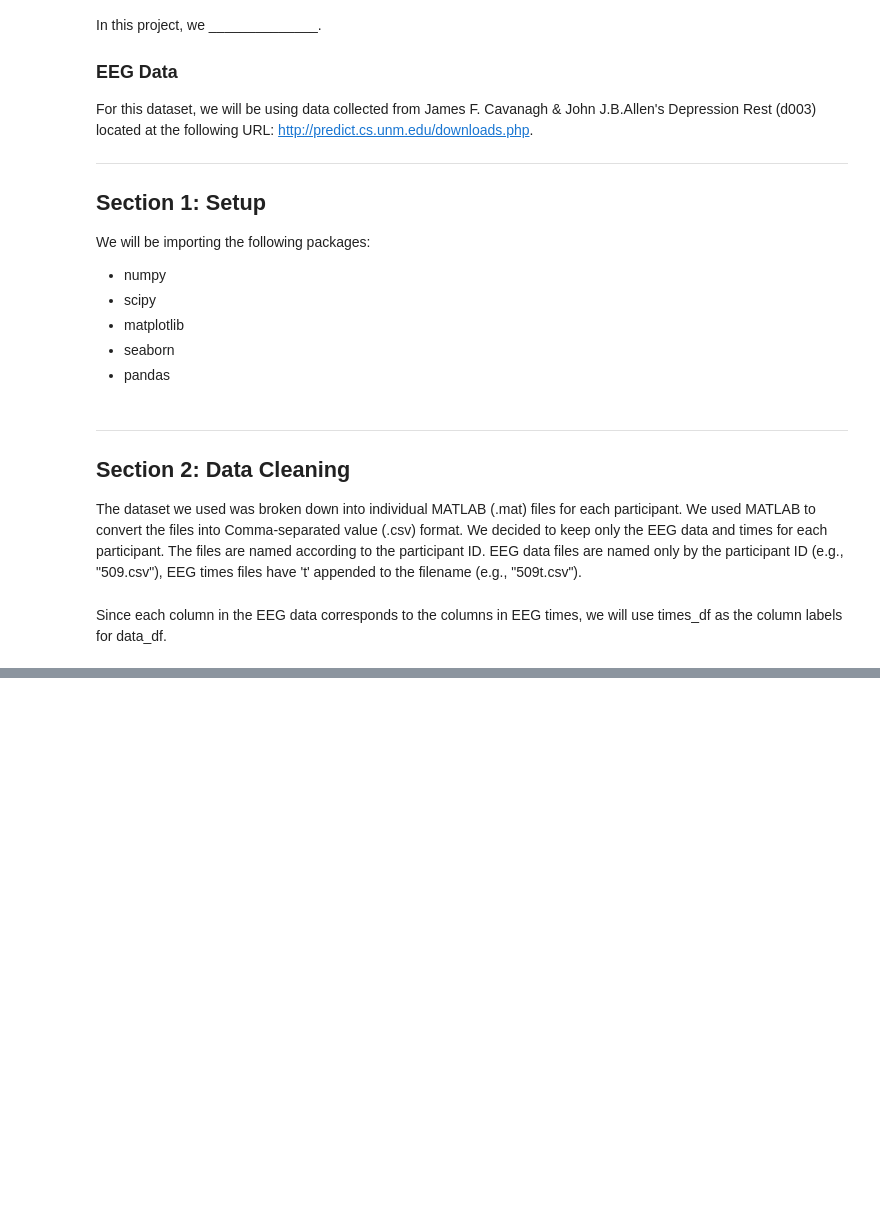
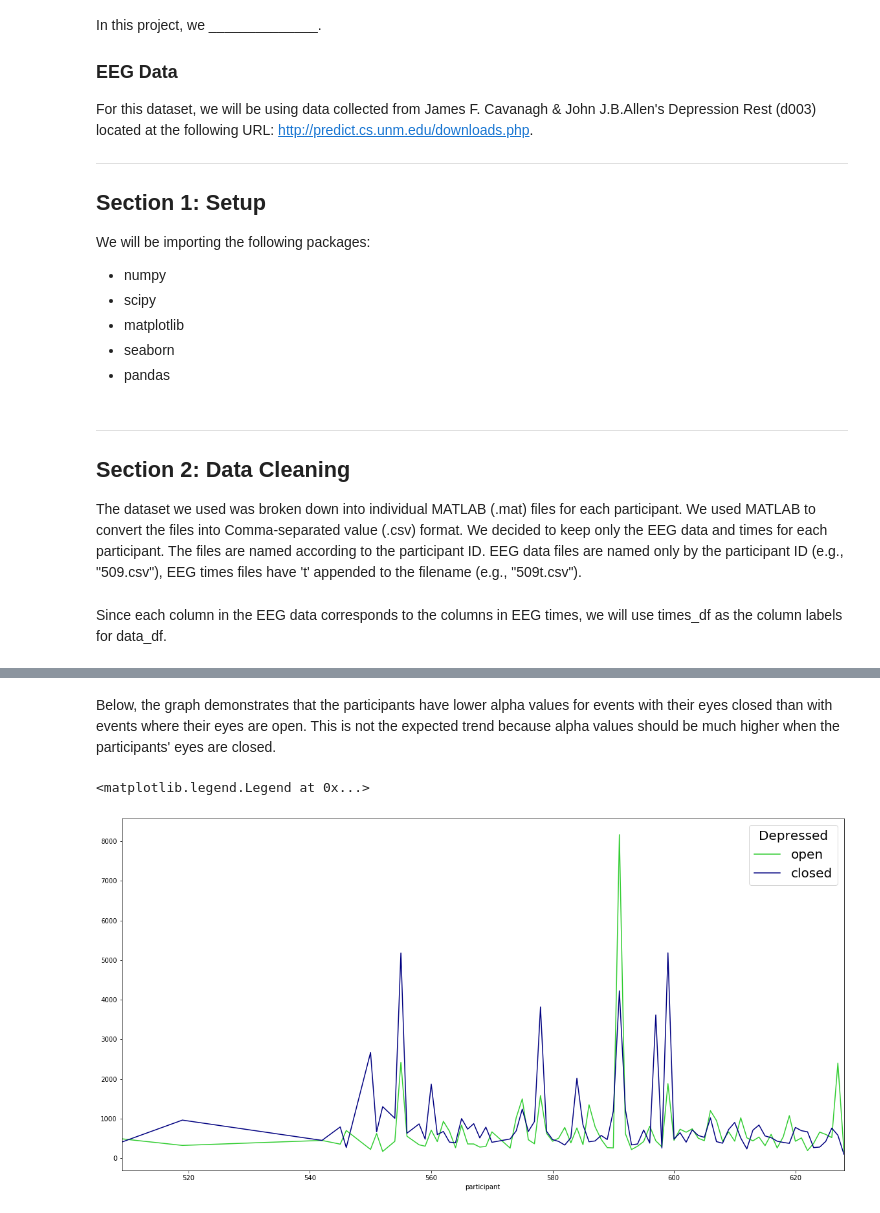
Before and after one commit to m1kwok/COGS189_Final_Project, a Jupyter notebook: Depression.ipynb, the cells around one changed output, grey strips where cells are left out. Saved outputs shown, nothing was run; the diff lists cells and outputs as text; code cells hidden in the pictures; blank space fills up the shorter version.

```diff
--- a/Depression.ipynb
+++ b/Depression.ipynb
@@ -46,0 +194,3 @@ data_df.head()
+# %%
+fd = pd.read_csv('Data/Filtered_Data.csv')
+fd[:15]
@@ -46,0 +214,9 @@ data_df.head()
+# %% [markdown]
+Below, the graph demonstrates that the participants have lower alpha values for events with their eyes closed than with events where their eyes are open. This is not the expected trend because alpha values should be much higher when the participants' eyes are closed.
+# %%
+fd.plot(x='participant', y=['open','closed'],figsize=(20,10),color=['limegreen','navy'])
+
+plt.legend(title="Depressed", fontsize=20, title_fontsize=20)
+# %% [output]
+<matplotlib.legend.Legend at 0x...>
+[figure, added]
```
Also changed, not shown: parts of 24 cells of this notebook.
